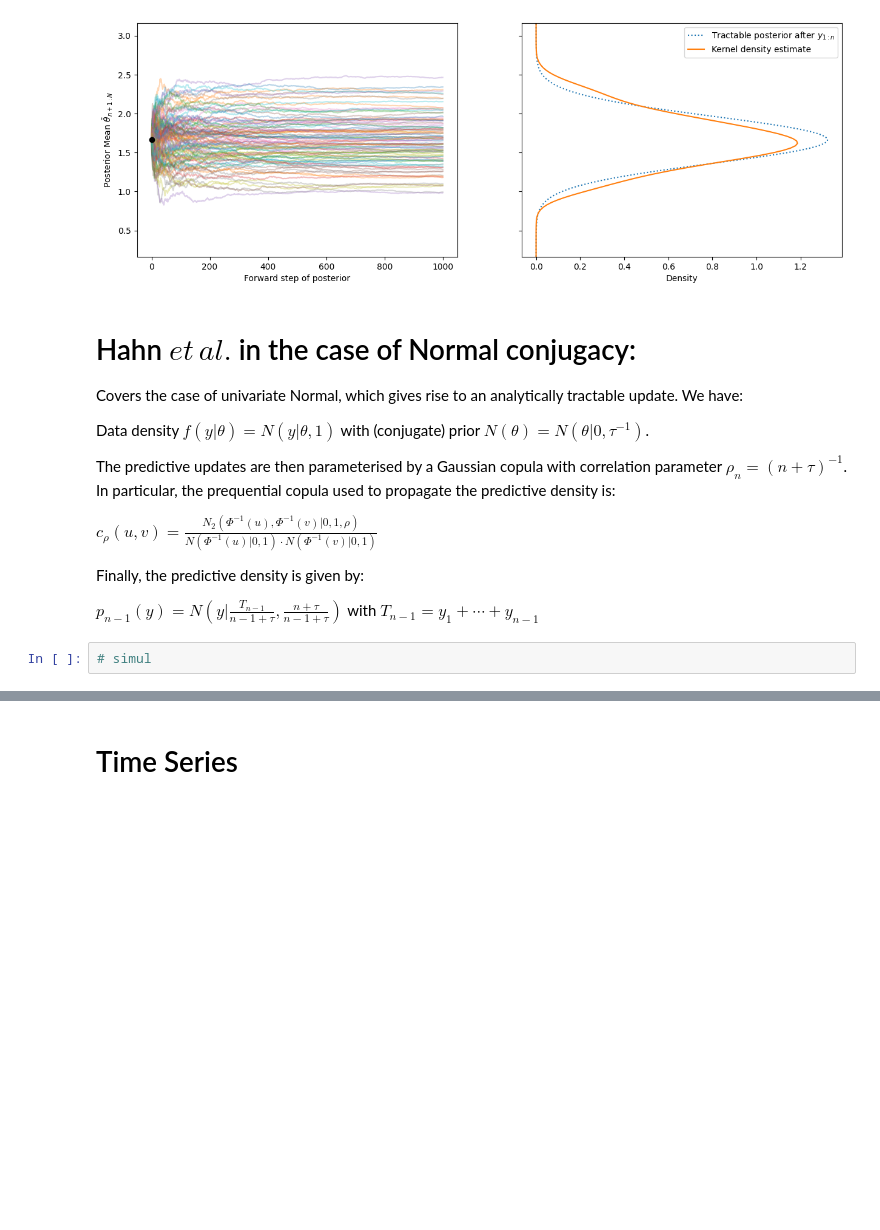
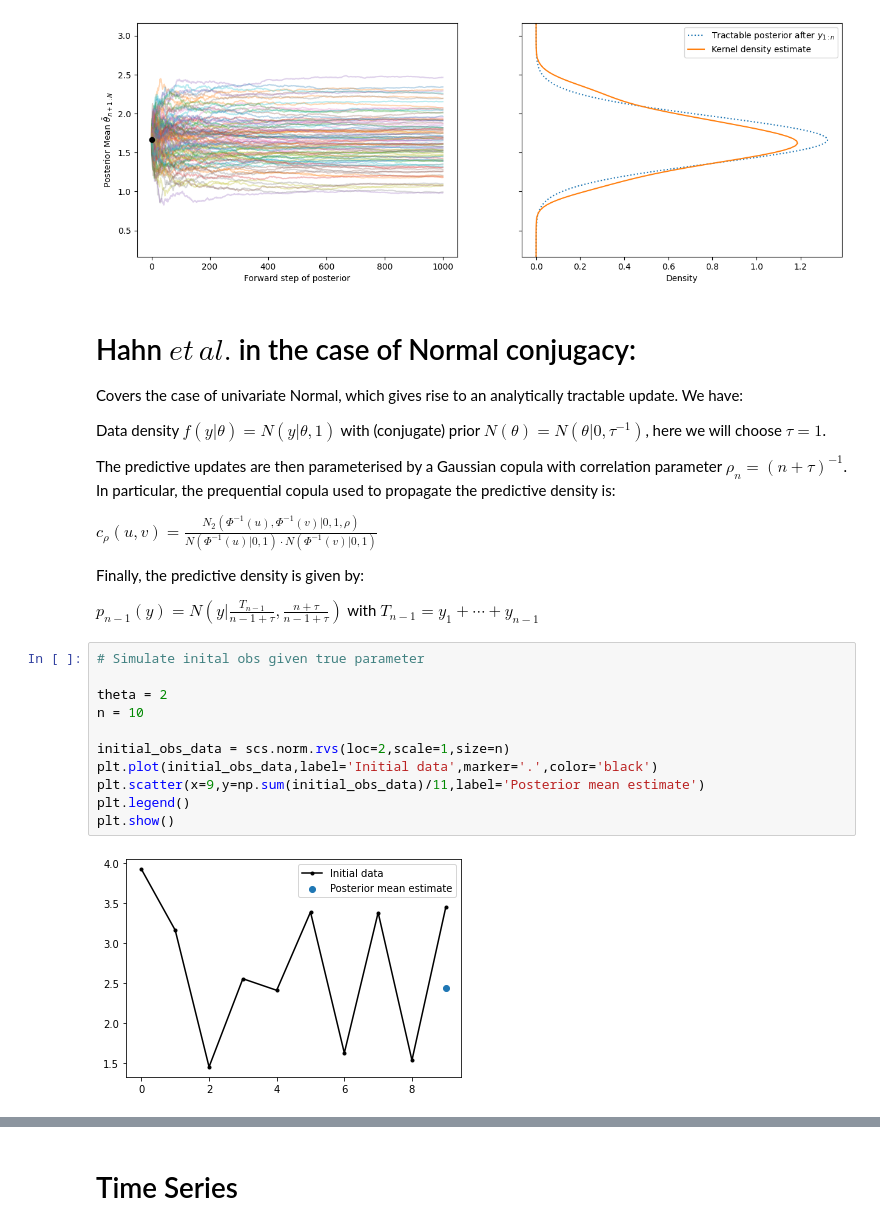
Before and after one commit to Huk-David/RSS-Discussion-paper-Martingale-Posterior-Distributions, a Jupyter notebook: Prequential Copulas - Code/Discussion paper - Notebook.ipynb, the cells around one changed output, grey strips where cells are left out. Cells and saved outputs as stored; diff of their text form; blank space fills up the shorter version.

```diff
--- a/Prequential Copulas - Code/Discussion paper - Notebook.ipynb
+++ b/Prequential Copulas - Code/Discussion paper - Notebook.ipynb
@@ -70,7 +70,7 @@ for idx,ax in enumerate(ax.flat):
 
 Covers the case of univariate Normal, which gives rise to an analytically tractable update. We have:
 
-Data density $f(y|\theta)=N(y|\theta,1)$ with (conjugate) prior $N(\theta)=N(\theta|0,\tau^{-1})$.
+Data density $f(y|\theta)=N(y|\theta,1)$ with (conjugate) prior $N(\theta)=N(\theta|0,\tau^{-1})$, here we will choose $\tau = 1$.
 
 The predictive updates are then parameterised by a Gaussian copula with correlation parameter $\rho_n=(n+\tau)^{-1}$. In particular, the prequential copula used to propagate the predictive density is:
 
@@ -80,5 +80,16 @@ $c_{\rho}(u,v)=\frac{N_2(\Phi^{-1}(u),\Phi^{-1}(v)|0,1,\rho)}{N(\Phi^{-1}(u)|0,1
 Finally, the predictive density is given by:
 
 $p_{n-1}(y)=N(y|\frac{T_{n-1}}{n-1+\tau},\frac{n+\tau}{n-1+\tau})$ with  $T_{n-1}=y_1+\cdots+    y_{n-1}$
-# %%
-# simul
+# %%
+# Simulate inital obs given true parameter
+
+theta = 2
+n = 10
+
+initial_obs_data = scs.norm.rvs(loc=2,scale=1,size=n)
+plt.plot(initial_obs_data,label='Initial data',marker='.',color='black')
+plt.scatter(x=9,y=np.sum(initial_obs_data)/11,label='Posterior mean estimate')
+plt.legend()
+plt.show()
+# %% [output]
+[figure, added]
```
Also changed, not shown: parts of 2 cells of this notebook.
